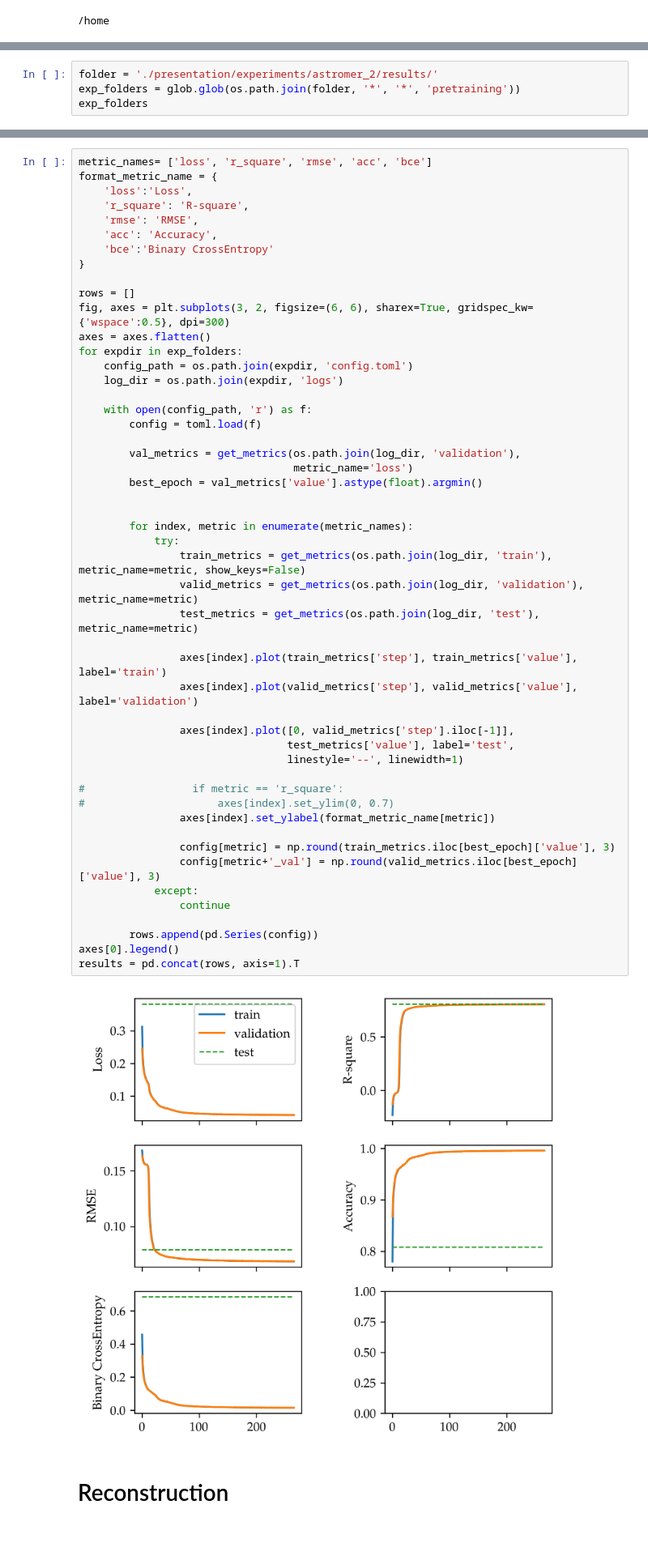
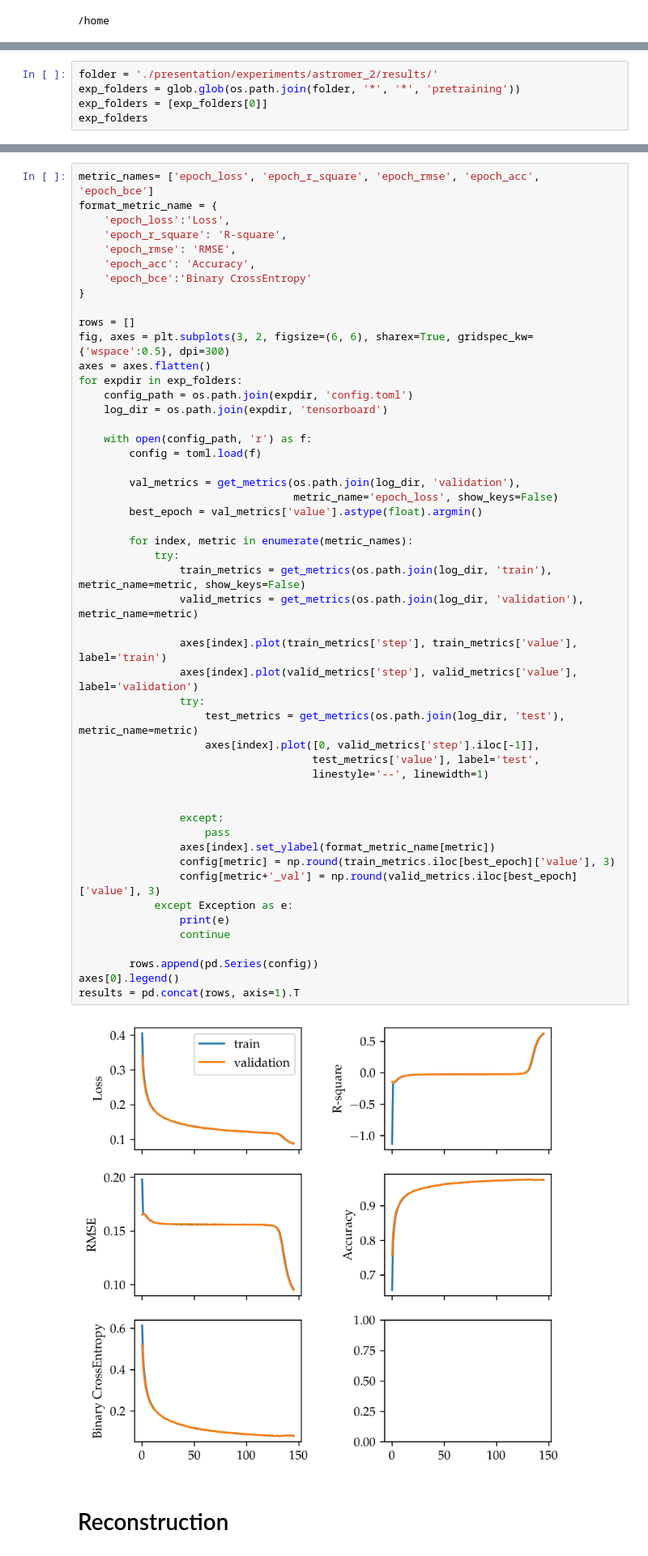
Before and after one commit to cridonoso/astromer, a Jupyter notebook: presentation/experiments/astromer_2/results.ipynb, the cells around one changed output, grey strips where cells are left out. Shown at 81% size. Saved outputs shown, nothing was run; the diff lists cells and outputs as text.

```diff
--- a/presentation/experiments/astromer_2/results.ipynb
+++ b/presentation/experiments/astromer_2/results.ipynb
@@ -41,5 +41,6 @@ To enable them in other operations, rebuild TensorFlow with the appropriate comp
 # %%
 folder = './presentation/experiments/astromer_2/results/'
 exp_folders = glob.glob(os.path.join(folder, '*', '*', 'pretraining'))
+exp_folders = [exp_folders[0]]
 exp_folders
 # %% [output]
@@ -49,55 +48,55 @@ exp_folders
 # %%
-metric_names= ['loss', 'r_square', 'rmse', 'acc', 'bce']
+metric_names= ['epoch_loss', 'epoch_r_square', 'epoch_rmse', 'epoch_acc', 'epoch_bce']
 format_metric_name = {
-    'loss':'Loss',
-    'r_square': 'R-square',
-    'rmse': 'RMSE',
-    'acc': 'Accuracy',
-    'bce':'Binary CrossEntropy'
+    'epoch_loss':'Loss',
+    'epoch_r_square': 'R-square',
+    'epoch_rmse': 'RMSE',
+    'epoch_acc': 'Accuracy',
+    'epoch_bce':'Binary CrossEntropy'
 }
 
 rows = []
 fig, axes = plt.subplots(3, 2, figsize=(6, 6), sharex=True, gridspec_kw={'wspace':0.5}, dpi=300)
 axes = axes.flatten()
 for expdir in exp_folders:
     config_path = os.path.join(expdir, 'config.toml')
-    log_dir = os.path.join(expdir, 'logs')
+    log_dir = os.path.join(expdir, 'tensorboard')
 
     with open(config_path, 'r') as f:
         config = toml.load(f)
 
         val_metrics = get_metrics(os.path.join(log_dir, 'validation'),
-                                  metric_name='loss')
+                                  metric_name='epoch_loss', show_keys=False)
         best_epoch = val_metrics['value'].astype(float).argmin()
-
 
         for index, metric in enumerate(metric_names):
             try:
                 train_metrics = get_metrics(os.path.join(log_dir, 'train'), metric_name=metric, show_keys=False)
                 valid_metrics = get_metrics(os.path.join(log_dir, 'validation'), metric_name=metric)
-                test_metrics = get_metrics(os.path.join(log_dir, 'test'), metric_name=metric)
 
                 axes[index].plot(train_metrics['step'], train_metrics['value'], label='train')
                 axes[index].plot(valid_metrics['step'], valid_metrics['value'], label='validation')
+                try:
+                    test_metrics = get_metrics(os.path.join(log_dir, 'test'), metric_name=metric)
+                    axes[index].plot([0, valid_metrics['step'].iloc[-1]],
+                                     test_metrics['value'], label='test',
+                                     linestyle='--', linewidth=1)
 
-                axes[index].plot([0, valid_metrics['step'].iloc[-1]],
-                                 test_metrics['value'], label='test',
-                                 linestyle='--', linewidth=1)
 
-#                 if metric == 'r_square':
-#                     axes[index].set_ylim(0, 0.7)
+                except:
+                    pass
                 axes[index].set_ylabel(format_metric_name[metric])
-
                 config[metric] = np.round(train_metrics.iloc[best_epoch]['value'], 3)
                 config[metric+'_val'] = np.round(valid_metrics.iloc[best_epoch]['value'], 3)
-            except:
+            except Exception as e:
+                print(e)
                 continue
 
         rows.append(pd.Series(config))
 axes[0].legend()
 results = pd.concat(rows, axis=1).T
 # %% [output]
-[figure, old version]
+[figure, new version]
 # %% [markdown]
 # Reconstruction
 # %%
```
Also changed, not shown: parts of 2 cells of this notebook.
